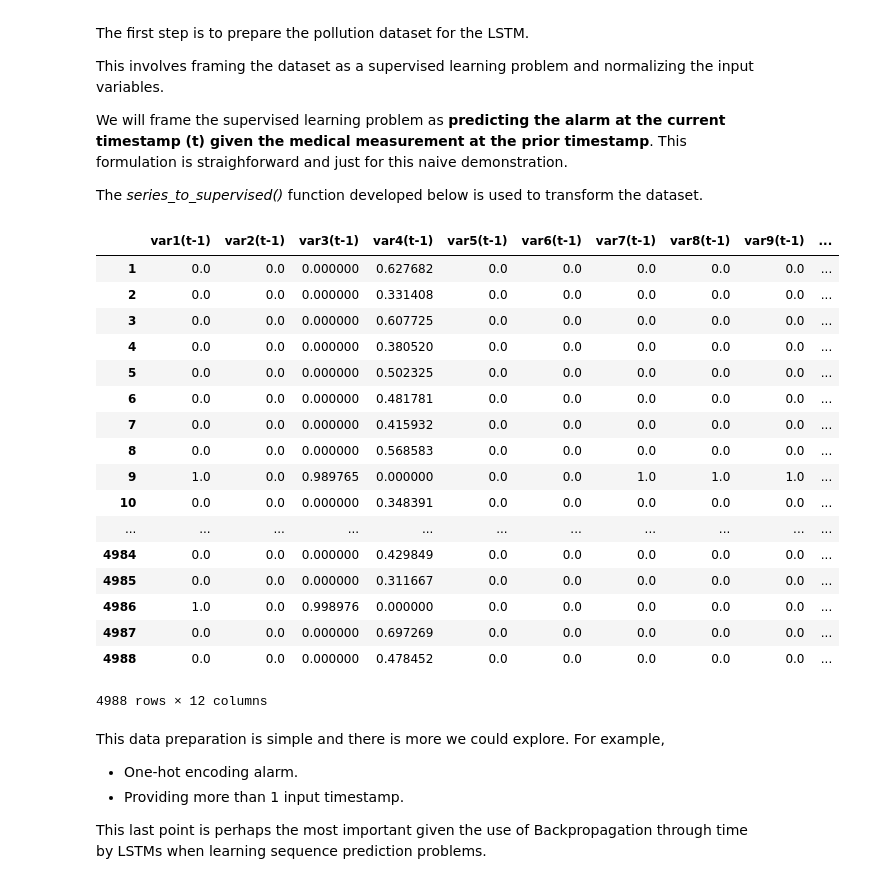
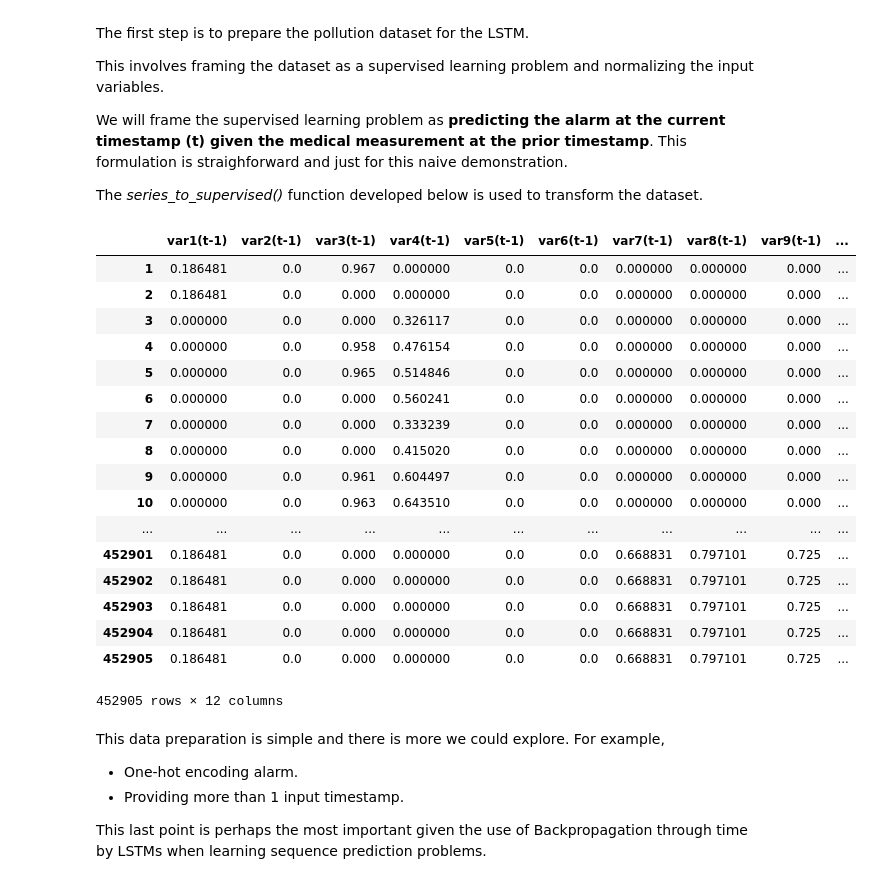
Before and after one commit to abhishekdutta/healthcare-predictive, a Jupyter notebook: notebooks/LSTM Multivariate Forecasting.ipynb, the cells around one changed output. Saved outputs shown, nothing was run; the diff lists cells and outputs as text; code cells hidden in the pictures.

```diff
--- a/notebooks/LSTM Multivariate Forecasting.ipynb
+++ b/notebooks/LSTM Multivariate Forecasting.ipynb
@@ -19,7 +19,7 @@ from pandas import read_csv
 from matplotlib import pyplot
 
 # load dataset
-dataset = read_csv('../../clean_data/ECG_avg.csv', header=0, index_col=0)
+dataset = read_csv('../../clean_data/Current_Model/ECG_avg.csv', header=0, index_col=0)
 dataset.head(10)
 # %% [output]
 |  | ECG | Respiration Rate | SpO2 | Pleth | Heart Rate | etCO2 | diastolic BP | systolic BP | ... |
@@ -66,6 +66,7 @@ The *series_to_supervised()* function developed below is used to transform the d
 # %%
 import pandas as pd
 from sklearn.preprocessing import MinMaxScaler
+from sklearn.preprocessing import LabelEncoder
 def series_to_supervised(data, n_in=1, n_out=1, dropnan=True):
     n_vars = 1 if type(data) is list else data.shape[1]
     df = pd.DataFrame(data)
@@ -75,50 +76,57 @@ def series_to_supervised(data, n_in=1, n_out=1, dropnan=True):
         cols.append(df.shift(i))
         names += [('var%d(t-%d)' % (j+1, i)) for j in range(n_vars)]
     # forecast sequence (t, t+1, ... t+n)
     for i in range(0, n_out):
         cols.append(df.shift(-i))
         if i == 0:
             names += [('var%d(t)' % (j+1)) for j in range(n_vars)]
         else:
             names += [('var%d(t+%d)' % (j+1, i)) for j in range(n_vars)]
     # put it all together
     agg = pd.concat(cols, axis=1)
     agg.columns = names
     # drop rows with NaN values
     if dropnan:
         agg.dropna(inplace=True)
     return agg
 
+# integer encode direction
+encoder = LabelEncoder()
+values[:,10] = encoder.fit_transform(values[:,10])
 
 # ensure all data is float
 values = values.astype('float32')
 # normalize features
 scaler = MinMaxScaler(feature_range=(0, 1))
 scaled = scaler.fit_transform(values)
 # frame as supervised learning
 reframed = series_to_supervised(scaled, 1, 1)
 # drop columns we don't want to predict
 reframed.drop(reframed.columns[[11,12,13,14,15,16,17,18,19,20]], axis=1, inplace=True)
+# alarms2 = sorted(reframed["var11(t)"].unique())
+# alarms1 = sorted(reframed["var11(t-1)"].unique())
+# print(alarms1)
+# print(alarms2)
 reframed
 # %% [output]
 |  | var1(t-1) | var2(t-1) | var3(t-1) | var4(t-1) | var5(t-1) | var6(t-1) | var7(t-1) | var8(t-1) | var9(t-1) | ... |
-| 1 | 0.0 | 0.0 | 0.000000 | 0.627682 | 0.0 | 0.0 | 0.0 | 0.0 | 0.0 | ... |
-| 2 | 0.0 | 0.0 | 0.000000 | 0.331408 | 0.0 | 0.0 | 0.0 | 0.0 | 0.0 | ... |
-| 3 | 0.0 | 0.0 | 0.000000 | 0.607725 | 0.0 | 0.0 | 0.0 | 0.0 | 0.0 | ... |
-| 4 | 0.0 | 0.0 | 0.000000 | 0.380520 | 0.0 | 0.0 | 0.0 | 0.0 | 0.0 | ... |
-| 5 | 0.0 | 0.0 | 0.000000 | 0.502325 | 0.0 | 0.0 | 0.0 | 0.0 | 0.0 | ... |
-| 6 | 0.0 | 0.0 | 0.000000 | 0.481781 | 0.0 | 0.0 | 0.0 | 0.0 | 0.0 | ... |
-| 7 | 0.0 | 0.0 | 0.000000 | 0.415932 | 0.0 | 0.0 | 0.0 | 0.0 | 0.0 | ... |
-| 8 | 0.0 | 0.0 | 0.000000 | 0.568583 | 0.0 | 0.0 | 0.0 | 0.0 | 0.0 | ... |
-| 9 | 1.0 | 0.0 | 0.989765 | 0.000000 | 0.0 | 0.0 | 1.0 | 1.0 | 1.0 | ... |
-| 10 | 0.0 | 0.0 | 0.000000 | 0.348391 | 0.0 | 0.0 | 0.0 | 0.0 | 0.0 | ... |
+| 1 | 0.186481 | 0.0 | 0.967 | 0.000000 | 0.0 | 0.0 | 0.000000 | 0.000000 | 0.000 | ... |
+| 2 | 0.186481 | 0.0 | 0.000 | 0.000000 | 0.0 | 0.0 | 0.000000 | 0.000000 | 0.000 | ... |
+| 3 | 0.000000 | 0.0 | 0.000 | 0.326117 | 0.0 | 0.0 | 0.000000 | 0.000000 | 0.000 | ... |
+| 4 | 0.000000 | 0.0 | 0.958 | 0.476154 | 0.0 | 0.0 | 0.000000 | 0.000000 | 0.000 | ... |
+| 5 | 0.000000 | 0.0 | 0.965 | 0.514846 | 0.0 | 0.0 | 0.000000 | 0.000000 | 0.000 | ... |
+| 6 | 0.000000 | 0.0 | 0.000 | 0.560241 | 0.0 | 0.0 | 0.000000 | 0.000000 | 0.000 | ... |
+| 7 | 0.000000 | 0.0 | 0.000 | 0.333239 | 0.0 | 0.0 | 0.000000 | 0.000000 | 0.000 | ... |
+| 8 | 0.000000 | 0.0 | 0.000 | 0.415020 | 0.0 | 0.0 | 0.000000 | 0.000000 | 0.000 | ... |
+| 9 | 0.000000 | 0.0 | 0.961 | 0.604497 | 0.0 | 0.0 | 0.000000 | 0.000000 | 0.000 | ... |
+| 10 | 0.000000 | 0.0 | 0.963 | 0.643510 | 0.0 | 0.0 | 0.000000 | 0.000000 | 0.000 | ... |
 | ... | ... | ... | ... | ... | ... | ... | ... | ... | ... | ... |
-| 4984 | 0.0 | 0.0 | 0.000000 | 0.429849 | 0.0 | 0.0 | 0.0 | 0.0 | 0.0 | ... |
-| 4985 | 0.0 | 0.0 | 0.000000 | 0.311667 | 0.0 | 0.0 | 0.0 | 0.0 | 0.0 | ... |
-| 4986 | 1.0 | 0.0 | 0.998976 | 0.000000 | 0.0 | 0.0 | 0.0 | 0.0 | 0.0 | ... |
-| 4987 | 0.0 | 0.0 | 0.000000 | 0.697269 | 0.0 | 0.0 | 0.0 | 0.0 | 0.0 | ... |
-| 4988 | 0.0 | 0.0 | 0.000000 | 0.478452 | 0.0 | 0.0 | 0.0 | 0.0 | 0.0 | ... |
+| 452901 | 0.186481 | 0.0 | 0.000 | 0.000000 | 0.0 | 0.0 | 0.668831 | 0.797101 | 0.725 | ... |
+| 452902 | 0.186481 | 0.0 | 0.000 | 0.000000 | 0.0 | 0.0 | 0.668831 | 0.797101 | 0.725 | ... |
+| 452903 | 0.186481 | 0.0 | 0.000 | 0.000000 | 0.0 | 0.0 | 0.668831 | 0.797101 | 0.725 | ... |
+| 452904 | 0.186481 | 0.0 | 0.000 | 0.000000 | 0.0 | 0.0 | 0.668831 | 0.797101 | 0.725 | ... |
+| 452905 | 0.186481 | 0.0 | 0.000 | 0.000000 | 0.0 | 0.0 | 0.668831 | 0.797101 | 0.725 | ... |
-4988 rows × 12 columns
+452905 rows × 12 columns
 # %% [markdown]
 This data preparation is simple and there is more we could explore. For example,
 - One-hot encoding alarm.
```
Also changed, not shown: parts of 8 cells of this notebook, 4 other files.
